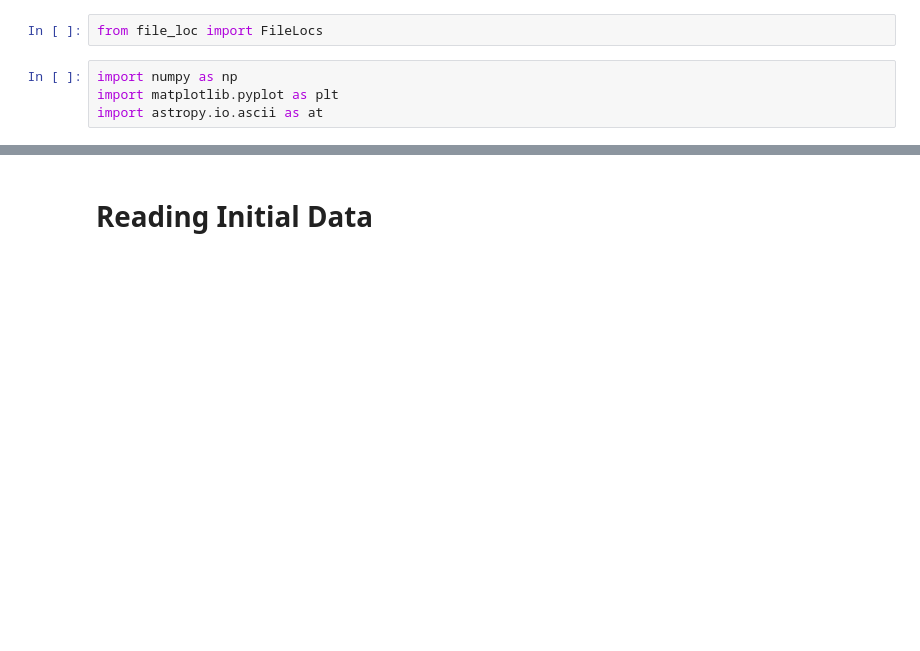
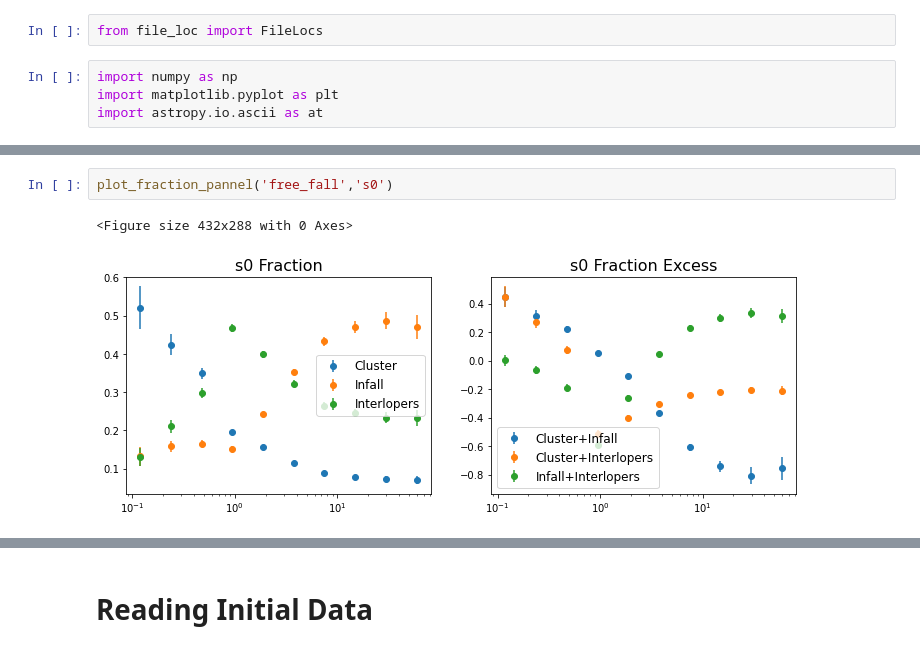
Before and after one commit to estevesjh/galaxyFormation, a Jupyter notebook: notebooks/QuenchingFractionExcess.ipynb, the cells around one changed output, grey strips where cells are left out. Drawn from its saved outputs; the diff is of its cells as text; blank space fills up the shorter version.

```diff
--- a/notebooks/QuenchingFractionExcess.ipynb
+++ b/notebooks/QuenchingFractionExcess.ipynb
@@ -11,0 +63,5 @@ import astropy.io.ascii as at
+# %%
+plot_fraction_pannel('free_fall','s0')
+# %% [output]
+<Figure size 432x288 with 0 Axes>
+[figure, added]
```
Also changed, not shown: parts of 12 cells of this notebook, 39 other files.
